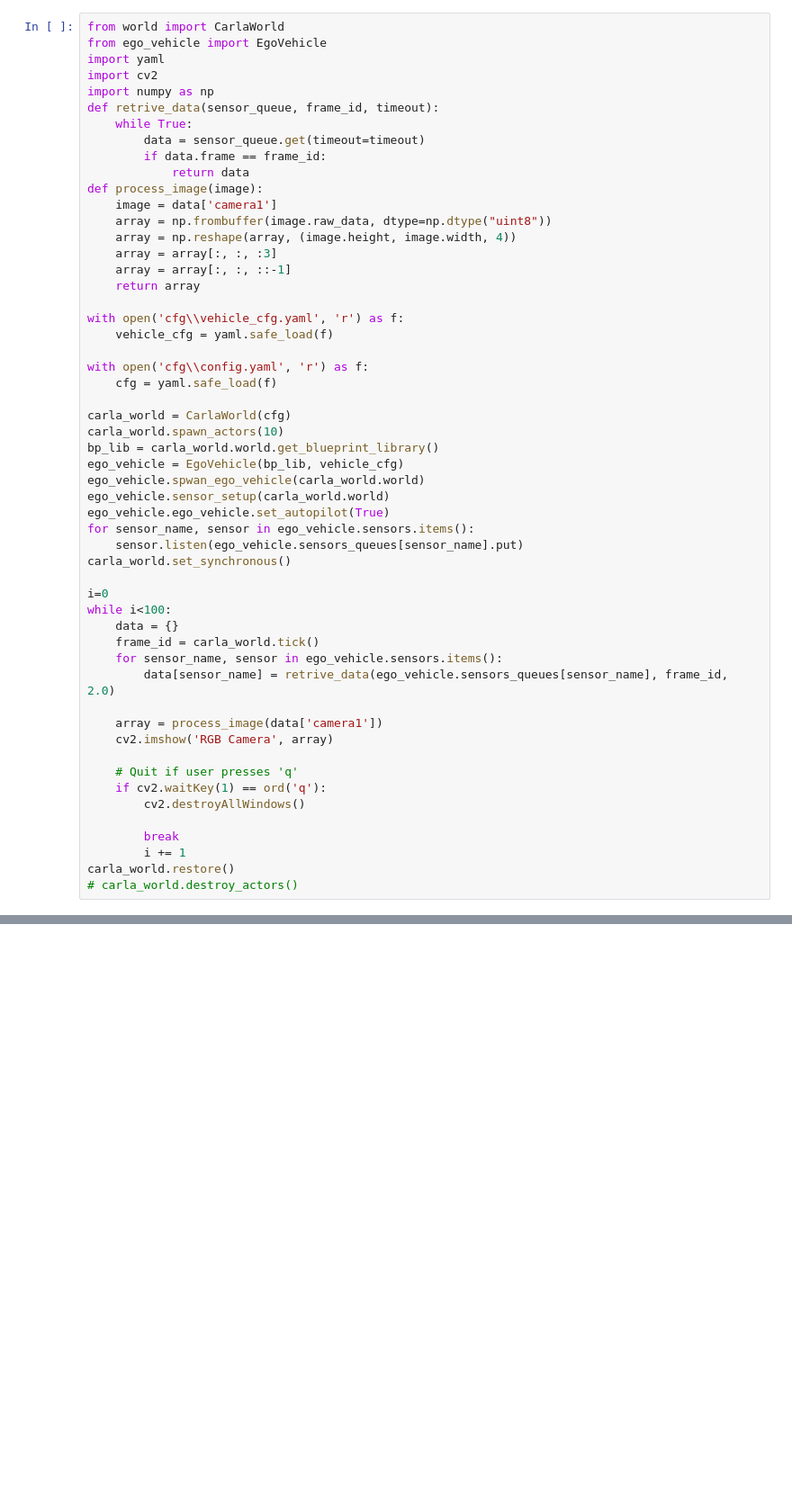
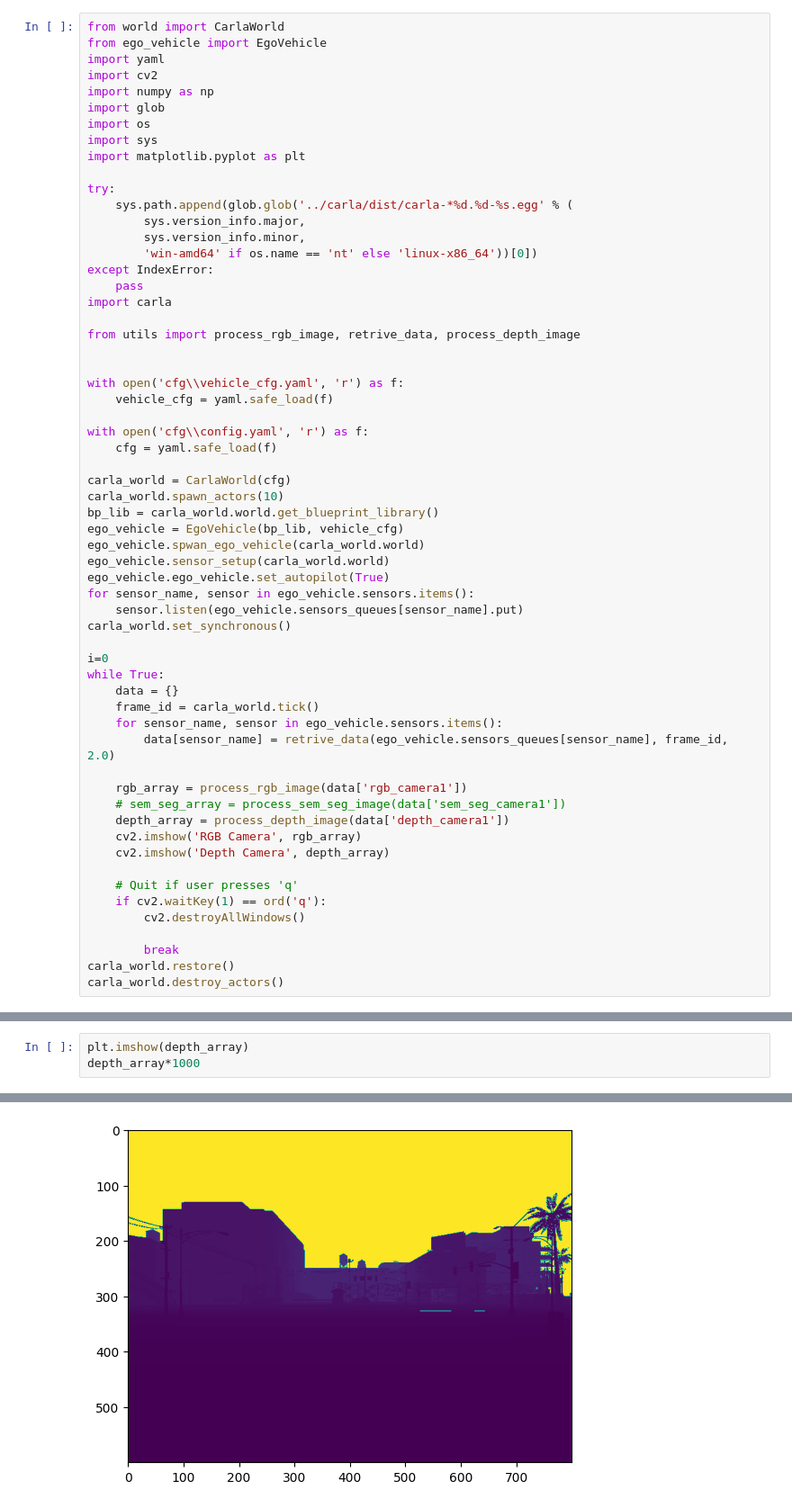
Before and after one commit to neetmehta/carla_data_tools, a Jupyter notebook: test.ipynb, the cells around one changed output, grey strips where cells are left out. Shown at 90% size. Drawn from its saved outputs; the diff is of its cells as text; blank space fills up the shorter version.

```diff
--- a/test.ipynb
+++ b/test.ipynb
@@ -162,18 +160,22 @@ from ego_vehicle import EgoVehicle
 import yaml
 import cv2
 import numpy as np
-def retrive_data(sensor_queue, frame_id, timeout):
-    while True:
-        data = sensor_queue.get(timeout=timeout)
-        if data.frame == frame_id:
-            return data
-def process_image(image):
-    image = data['camera1']
-    array = np.frombuffer(image.raw_data, dtype=np.dtype("uint8"))
-    array = np.reshape(array, (image.height, image.width, 4))
-    array = array[:, :, :3]
-    array = array[:, :, ::-1]
-    return array
+import glob
+import os
+import sys
+import matplotlib.pyplot as plt
+
+try:
+    sys.path.append(glob.glob('../carla/dist/carla-*%d.%d-%s.egg' % (
+        sys.version_info.major,
+        sys.version_info.minor,
+        'win-amd64' if os.name == 'nt' else 'linux-x86_64'))[0])
+except IndexError:
+    pass
+import carla
+
+from utils import process_rgb_image, retrive_data, process_depth_image
+
 
 with open('cfg\\vehicle_cfg.yaml', 'r') as f:
     vehicle_cfg = yaml.safe_load(f)
@@ -193,20 +195,22 @@ for sensor_name, sensor in ego_vehicle.sensors.items():
 carla_world.set_synchronous()
 
 i=0
-while i<100:
+while True:
     data = {}
     frame_id = carla_world.tick()
     for sensor_name, sensor in ego_vehicle.sensors.items():
         data[sensor_name] = retrive_data(ego_vehicle.sensors_queues[sensor_name], frame_id, 2.0)
 
-    array = process_image(data['camera1'])
-    cv2.imshow('RGB Camera', array)
+    rgb_array = process_rgb_image(data['rgb_camera1'])
+    # sem_seg_array = process_sem_seg_image(data['sem_seg_camera1'])
+    depth_array = process_depth_image(data['depth_camera1'])
+    cv2.imshow('RGB Camera', rgb_array)
+    cv2.imshow('Depth Camera', depth_array)
 
     # Quit if user presses 'q'
     if cv2.waitKey(1) == ord('q'):
         cv2.destroyAllWindows()
 
         break
-        i += 1
 carla_world.restore()
-# carla_world.destroy_actors()
+carla_world.destroy_actors()
@@ -228,0 +217,4 @@ plt.imshow(array)
+# %%
+plt.imshow(depth_array)
+depth_array*1000
+# %% [output]
@@ -228,0 +234 @@ plt.imshow(array)
+[figure, added]
```
Also changed, not shown: parts of 6 cells of this notebook, 4 other files.
